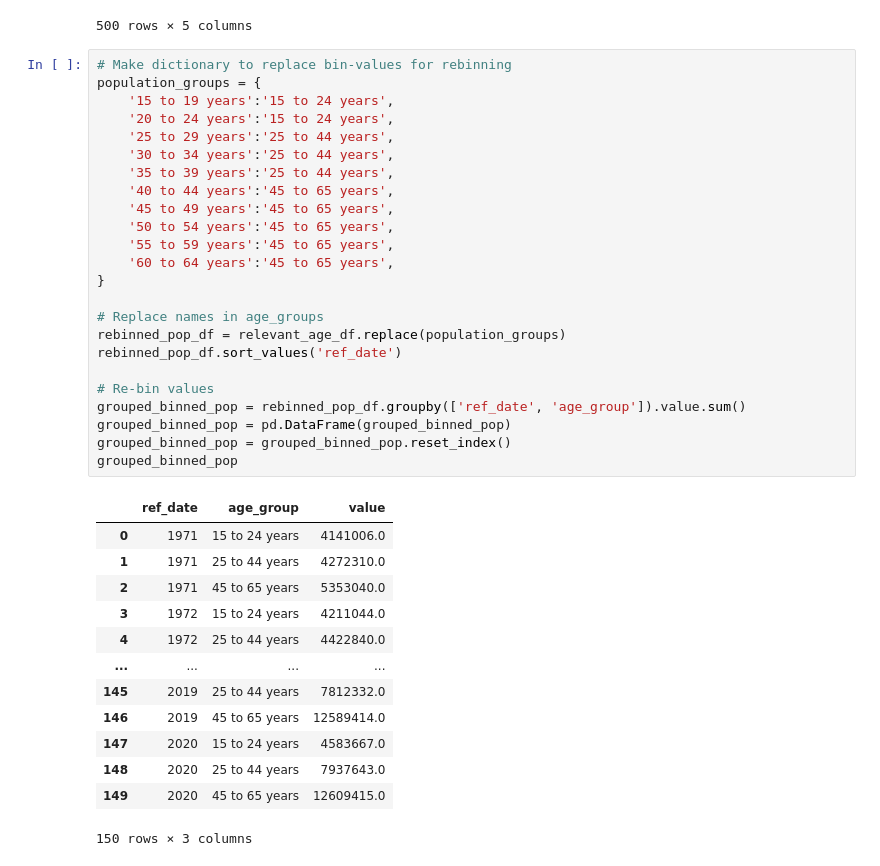
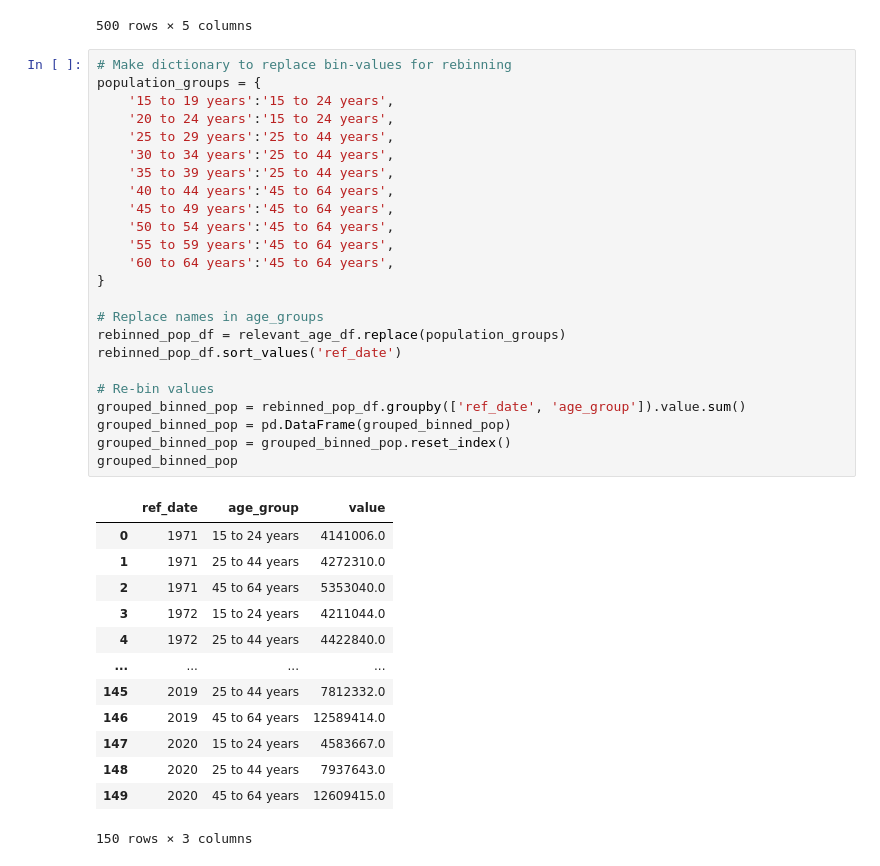
Before and after one commit to MattDavies1/Data-Bootcamp-Project, a Jupyter notebook: heatmap.ipynb, the cells around one changed output. Cells and saved outputs as stored; diff of their text form.

```diff
--- a/heatmap.ipynb
+++ b/heatmap.ipynb
@@ -101,40 +101,40 @@ relevant_age_df
 # %%
 # Make dictionary to replace bin-values for rebinning
 population_groups = {
     '15 to 19 years':'15 to 24 years',
     '20 to 24 years':'15 to 24 years',
     '25 to 29 years':'25 to 44 years',
     '30 to 34 years':'25 to 44 years',
     '35 to 39 years':'25 to 44 years',
-    '40 to 44 years':'45 to 65 years',
-    '45 to 49 years':'45 to 65 years',
-    '50 to 54 years':'45 to 65 years',
-    '55 to 59 years':'45 to 65 years',
-    '60 to 64 years':'45 to 65 years',
+    '40 to 44 years':'45 to 64 years',
+    '45 to 49 years':'45 to 64 years',
+    '50 to 54 years':'45 to 64 years',
+    '55 to 59 years':'45 to 64 years',
+    '60 to 64 years':'45 to 64 years',
 }
 
 # Replace names in age_groups
 rebinned_pop_df = relevant_age_df.replace(population_groups)
 rebinned_pop_df.sort_values('ref_date')
 
 # Re-bin values
 grouped_binned_pop = rebinned_pop_df.groupby(['ref_date', 'age_group']).value.sum()
 grouped_binned_pop = pd.DataFrame(grouped_binned_pop)
 grouped_binned_pop = grouped_binned_pop.reset_index()
 grouped_binned_pop
 # %% [output]
 |  | ref_date | age_group | value |
 | 0 | 1971 | 15 to 24 years | 4141006.0 |
 | 1 | 1971 | 25 to 44 years | 4272310.0 |
-| 2 | 1971 | 45 to 65 years | 5353040.0 |
+| 2 | 1971 | 45 to 64 years | 5353040.0 |
 | 3 | 1972 | 15 to 24 years | 4211044.0 |
 | 4 | 1972 | 25 to 44 years | 4422840.0 |
 | ... | ... | ... | ... |
 | 145 | 2019 | 25 to 44 years | 7812332.0 |
-| 146 | 2019 | 45 to 65 years | 12589414.0 |
+| 146 | 2019 | 45 to 64 years | 12589414.0 |
 | 147 | 2020 | 15 to 24 years | 4583667.0 |
 | 148 | 2020 | 25 to 44 years | 7937643.0 |
-| 149 | 2020 | 45 to 65 years | 12609415.0 |
+| 149 | 2020 | 45 to 64 years | 12609415.0 |
 150 rows × 3 columns
 # %%
 # Remove erroneous rows from cannabis DataFrame
```
Also changed, not shown: parts of 3 cells of this notebook.
